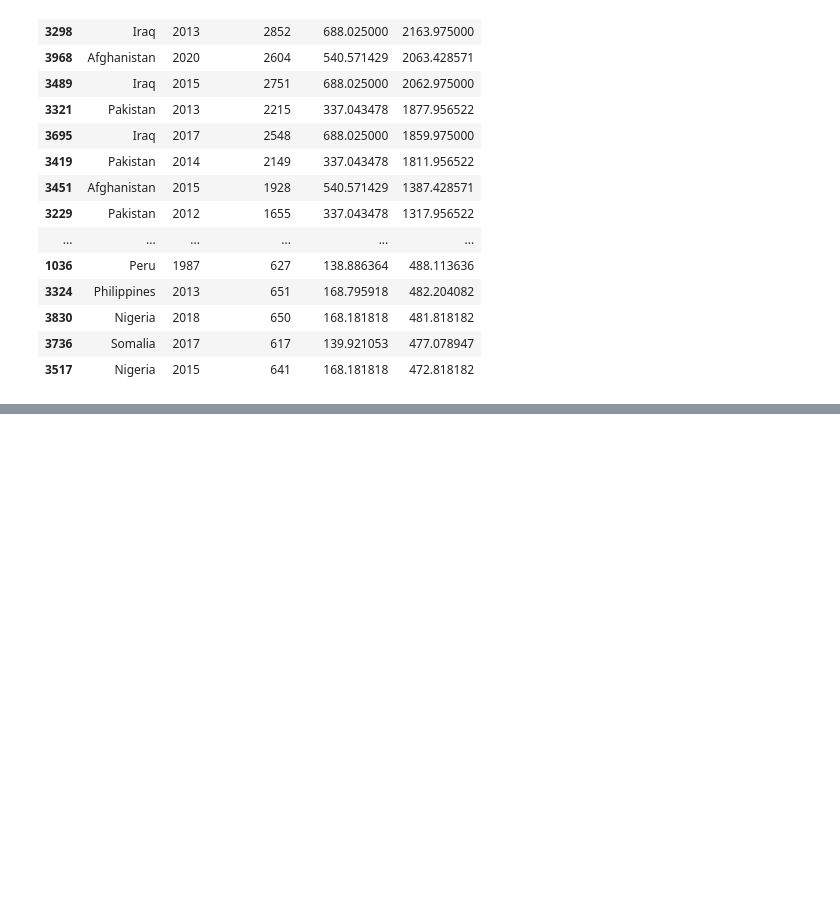
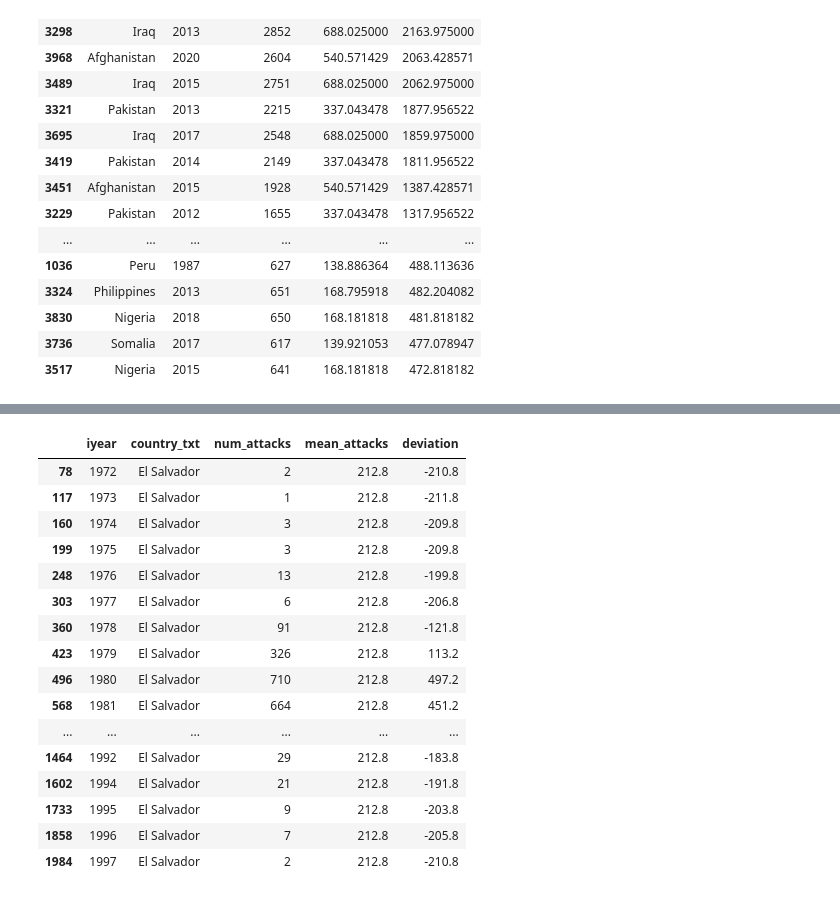
Before and after one commit to ekomlenovic/SecurityDataset, a Jupyter notebook: data_processing/analyses/heatmap.ipynb, the cells around one changed output, grey strips where cells are left out. Saved outputs shown, nothing was run; the diff lists cells and outputs as text; code cells hidden in the pictures; blank space fills up the shorter version.

```diff
--- a/data_processing/analyses/heatmap.ipynb
+++ b/data_processing/analyses/heatmap.ipynb
@@ -191,0 +141,32 @@ india_data = data[data['country_txt'] == 'India']
+# %%
+# Filtrer les déviations positives
+positive_deviations = attacks_per_year_country
+print("nombre de pays avec des déviations positives", positive_deviations['country_txt'].nunique())
+# Regrouper par pays et année et calculer la somme des déviations positives
+conflict_signs = positive_deviations.groupby(['country_txt', 'iyear']).agg(
+    total_positive_deviation=('deviation', 'sum')
+).reset_index()
+
+# Définir le seuil pour filtrer les déviations positives élevées
+threshold = 0
+
+# Appliquer la logique d'incrémentation basée sur le seuil pour chaque pays
+conflict_signs['num_years_with_positive_deviation'] = 0  # Initialise la colonne
+
+for country in conflict_signs['country_txt'].unique():
+    country_mask = conflict_signs['country_txt'] == country
+    deviations_above_threshold = conflict_signs.loc[country_mask, 'total_positive_deviation'] > threshold
+    conflict_signs.loc[country_mask, 'num_years_with_positive_deviation'] = deviations_above_threshold.cumsum()
+
+# Filtrer les pays ayant une déviation totale supérieure au seuil
+high_conflict_countries = conflict_signs[conflict_signs['total_positive_deviation'] > threshold]
+
+# Afficher les résultats triés par le nombre d'années avec déviation positive
+high_conflict_countries_sorted = high_conflict_countries.sort_values(
+    by='num_years_with_positive_deviation', ascending=False
+)
+
+# Afficher les résultats
+high_conflict_countries_sorted
+
+print("nombre de pays avec des déviations positives", high_conflict_countries['country_txt'].nunique())
@@ -191,0 +194,22 @@ india_data = data[data['country_txt'] == 'India']
+# %%
+# regarder le salvador El Salvador
+
+positive_deviations[positive_deviations['country_txt'] == 'El Salvador']
+# %% [output]
+|  | iyear | country_txt | num_attacks | mean_attacks | deviation |
+| 78 | 1972 | El Salvador | 2 | 212.8 | -210.8 |
+| 117 | 1973 | El Salvador | 1 | 212.8 | -211.8 |
+| 160 | 1974 | El Salvador | 3 | 212.8 | -209.8 |
+| 199 | 1975 | El Salvador | 3 | 212.8 | -209.8 |
+| 248 | 1976 | El Salvador | 13 | 212.8 | -199.8 |
+| 303 | 1977 | El Salvador | 6 | 212.8 | -206.8 |
+| 360 | 1978 | El Salvador | 91 | 212.8 | -121.8 |
+| 423 | 1979 | El Salvador | 326 | 212.8 | 113.2 |
+| 496 | 1980 | El Salvador | 710 | 212.8 | 497.2 |
+| 568 | 1981 | El Salvador | 664 | 212.8 | 451.2 |
+| ... | ... | ... | ... | ... | ... |
+| 1464 | 1992 | El Salvador | 29 | 212.8 | -183.8 |
+| 1602 | 1994 | El Salvador | 21 | 212.8 | -191.8 |
+| 1733 | 1995 | El Salvador | 9 | 212.8 | -203.8 |
+| 1858 | 1996 | El Salvador | 7 | 212.8 | -205.8 |
+| 1984 | 1997 | El Salvador | 2 | 212.8 | -210.8 |
```
Also changed, not shown: parts of 10 cells of this notebook.
